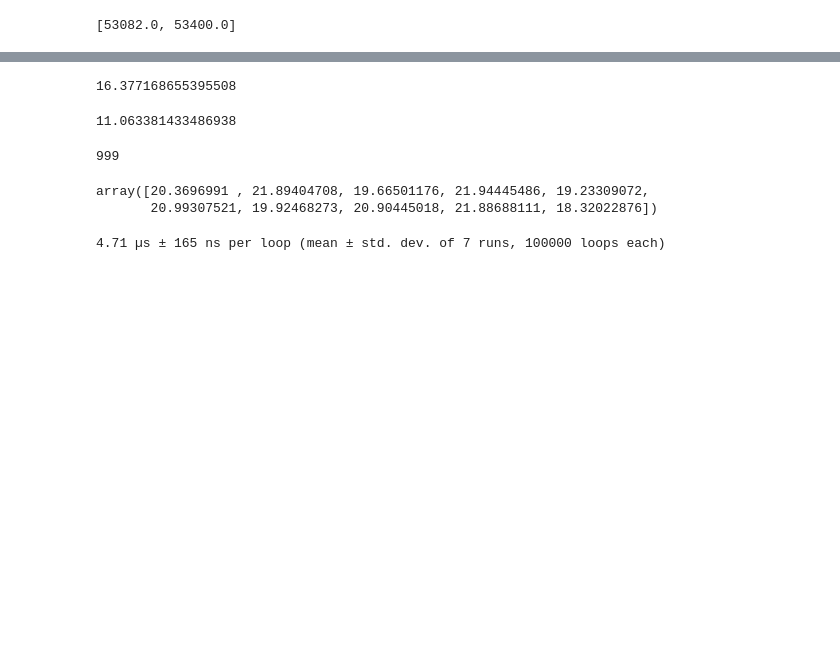
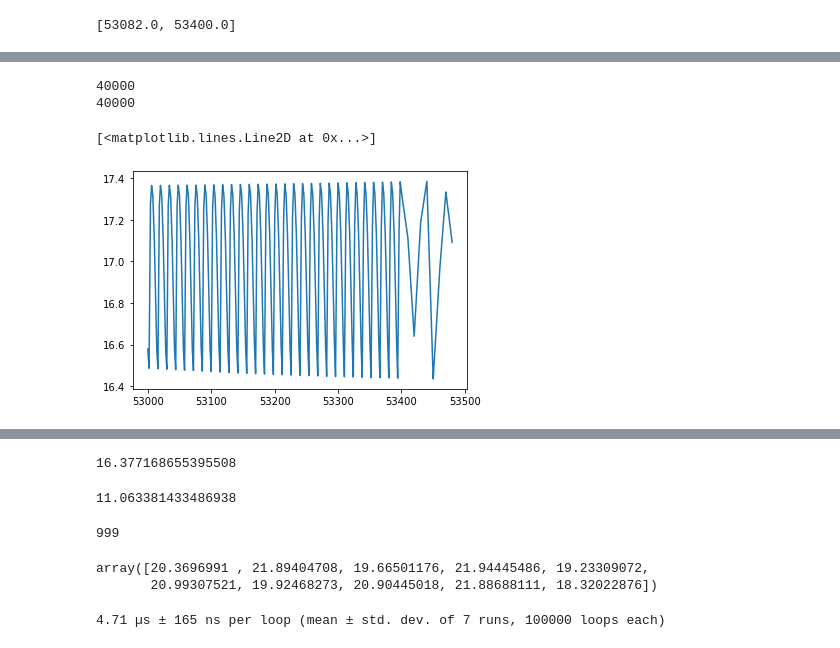
Before and after one commit to lmptc/Presto-Color, a Jupyter notebook: Data_Interpolate_and_Serialization Develop.ipynb, the cells around one changed output, grey strips where cells are left out. Saved outputs shown, nothing was run; the diff lists cells and outputs as text; code cells hidden in the pictures; blank space fills up the shorter version.

```diff
--- a/Data_Interpolate_and_Serialization Develop.ipynb
+++ b/Data_Interpolate_and_Serialization Develop.ipynb
@@ -196,0 +217,20 @@ TimeRange_load['g'][0]
+# %%
+PathInterp = '/global/cscratch1/sd/lianming/data/2Day_Interp'
+EventName = 'RRL'
+FilePath = os.path.join(PathInterp, EventName+'_Interp.pkl')
+
+with open(FilePath, 'rb') as f:
+    Interp_load = pickle.load(f)
+    TimeRange_load = pickle.load(f)
+
+print(len(Interp_load['g']))
+print(len(TimeRange_load['g']))
+
+xx = np.arange( TimeRange_load['g'][-1][0], TimeRange_load['g'][-1][1], 0.1)
+
+plt.plot(xx, Interp_load['g'][-1](xx))
+# %% [output]
+40000
+40000
+[<matplotlib.lines.Line2D at 0x...>]
+[figure, added]
```
Also changed, not shown: parts of 3 cells of this notebook, 7 other files.
